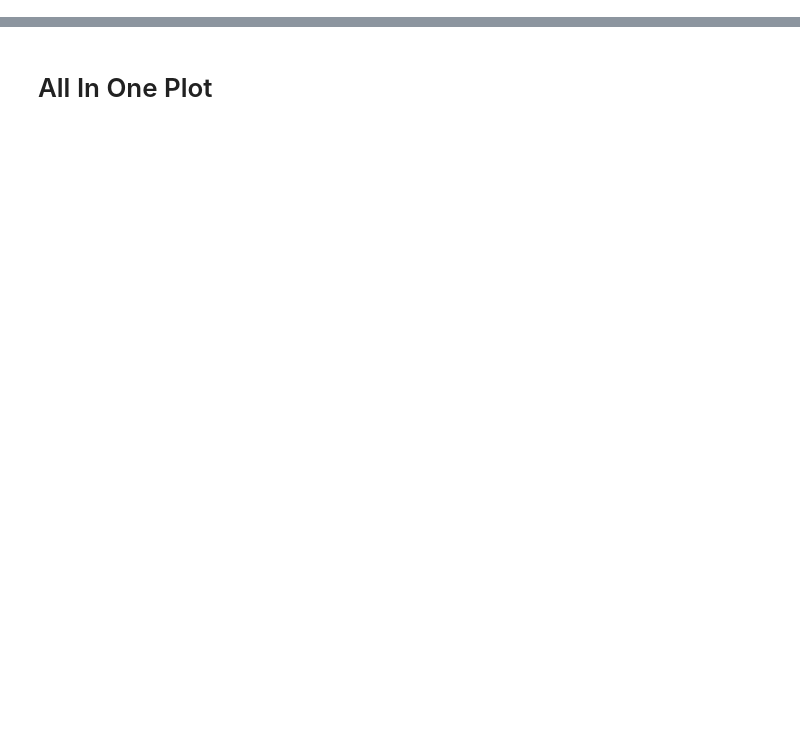
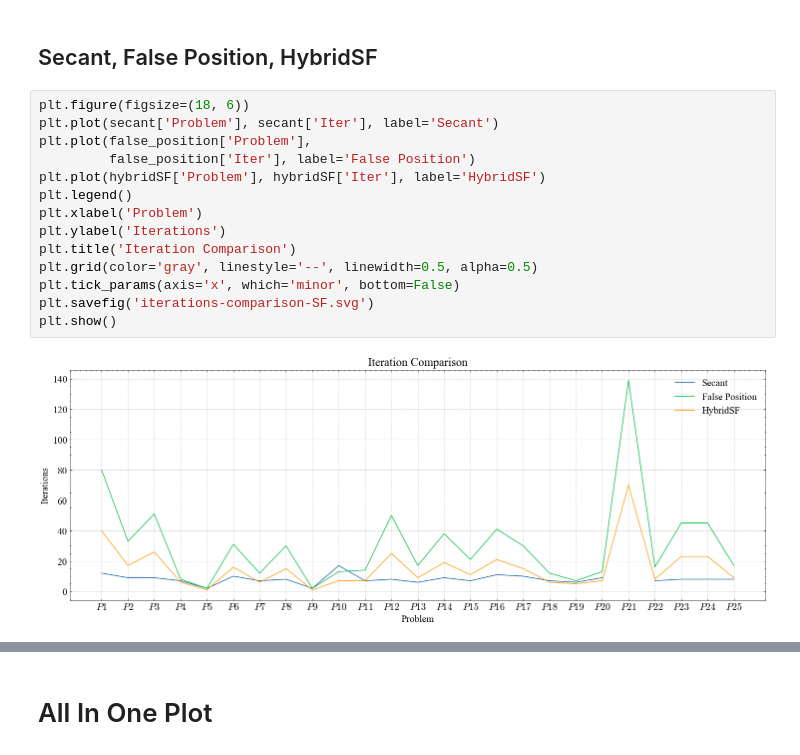
Before and after one commit to MohamedEmary/graduation-project, a Jupyter notebook: tasks/task-03/hybrid-algorithm/code/plot-results/plot.ipynb, the cells around one changed output, grey strips where cells are left out. Saved outputs shown, nothing was run; the diff lists cells and outputs as text; blank space fills up the shorter version.

```diff
--- a/tasks/task-03/hybrid-algorithm/code/plot-results/plot.ipynb
+++ b/tasks/task-03/hybrid-algorithm/code/plot-results/plot.ipynb
@@ -57,0 +65,18 @@ plt.show()
+# %% [markdown]
+## Secant, False Position, HybridSF
+# %%
+plt.figure(figsize=(18, 6))
+plt.plot(secant['Problem'], secant['Iter'], label='Secant')
+plt.plot(false_position['Problem'],
+         false_position['Iter'], label='False Position')
+plt.plot(hybridSF['Problem'], hybridSF['Iter'], label='HybridSF')
+plt.legend()
+plt.xlabel('Problem')
+plt.ylabel('Iterations')
+plt.title('Iteration Comparison')
+plt.grid(color='gray', linestyle='--', linewidth=0.5, alpha=0.5)
+plt.tick_params(axis='x', which='minor', bottom=False)
+plt.savefig('iterations-comparison-SF.svg')
+plt.show()
+# %% [output]
+[figure, added]
```
Also changed, not shown: parts of 12 cells of this notebook, 10 other files.
